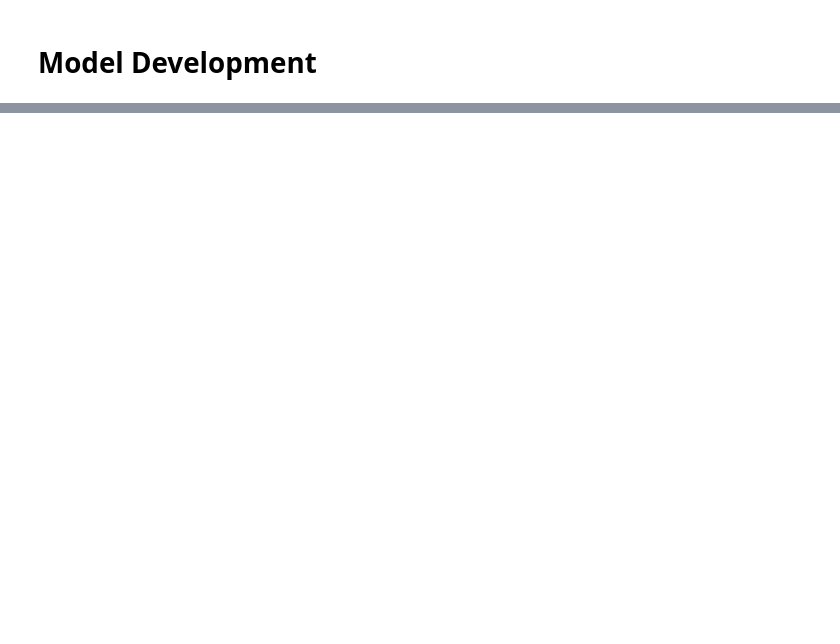
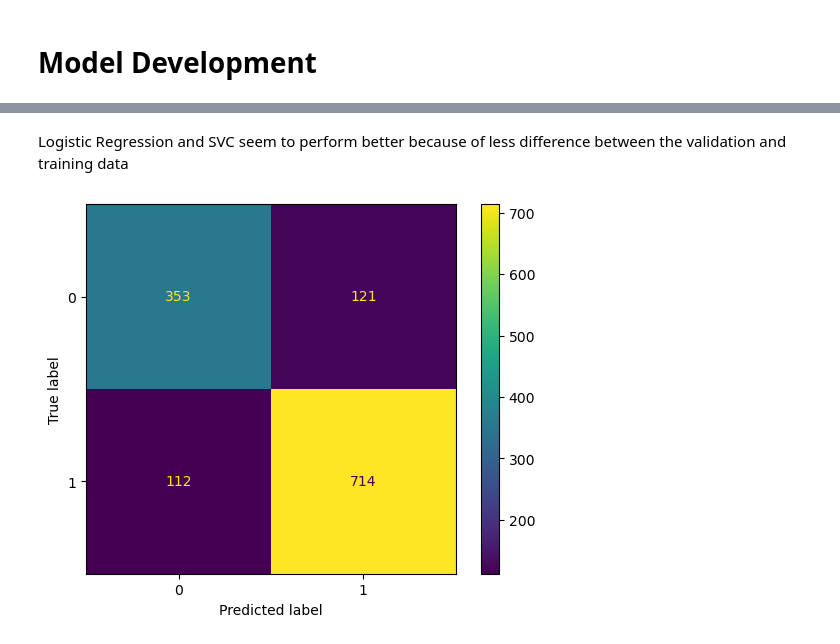
Before and after one commit to qi-qian-account/Wine-Quality-Prediction, a Jupyter notebook: wine-qualit-prediction.ipynb, the cells around one changed output, grey strips where cells are left out. Cells and saved outputs as stored; diff of their text form; code cells hidden in the pictures; blank space fills up the shorter version.

```diff
--- a/wine-qualit-prediction.ipynb
+++ b/wine-qualit-prediction.ipynb
@@ -156,0 +160,13 @@ features = features.fillna(features.mean())
+# %%
+# split the data into 80:20 ratio for model selection
+features = df.drop(['quality', 'best quality'], axis=1)
+features = features.fillna(features.mean())
+target = df['best quality']
+
+xtrain, xtest, ytrain, ytest = train_test_split(features, target, test_size=0.2, random_state=40)
+imputer = SimpleImputer(strategy='mean')
+xtrain = imputer.fit_transform(xtrain)
+xtest = imputer.transform(xtest)
+
+xtrain.shape, xtest.shape
+# impute missing values after splitting
@@ -156,0 +175,15 @@ features = features.fillna(features.mean())
+# %%
+# normalise the data before training
+norm = MinMaxScaler()
+xtrain = norm.fit_transform(xtrain)
+xtest = norm.transform(xtest)
+# %%
+models = [LogisticRegression(), XGBClassifier(), SVC(kernel='rbf')]
+
+for i in range(3):
+    models[i].fit(xtrain, ytrain)
+
+    print(f'{models[i]}: ')
+    print('Training Accuracy: ', metrics.roc_auc_score(ytrain, models[i].predict(xtrain)))
+    print('Validation Accuracy: ', metrics.roc_auc_score(ytest, models[i].predict(xtest)))
+    print()
@@ -156,0 +208,10 @@ features = features.fillna(features.mean())
+# %% [markdown]
+Logistic Regression and SVC seem to perform better because of less difference between the validation and training data
+# %%
+# Assume 'models[1] is the trained classifier
+cm = confusion_matrix(ytest, models[1].predict(xtest))
+disp = ConfusionMatrixDisplay(confusion_matrix=cm, display_labels=models[1].classes_)
+disp.plot()
+plt.show()
+# %% [output]
+[figure, added]
```
Also changed, not shown: parts of 9 cells of this notebook.
